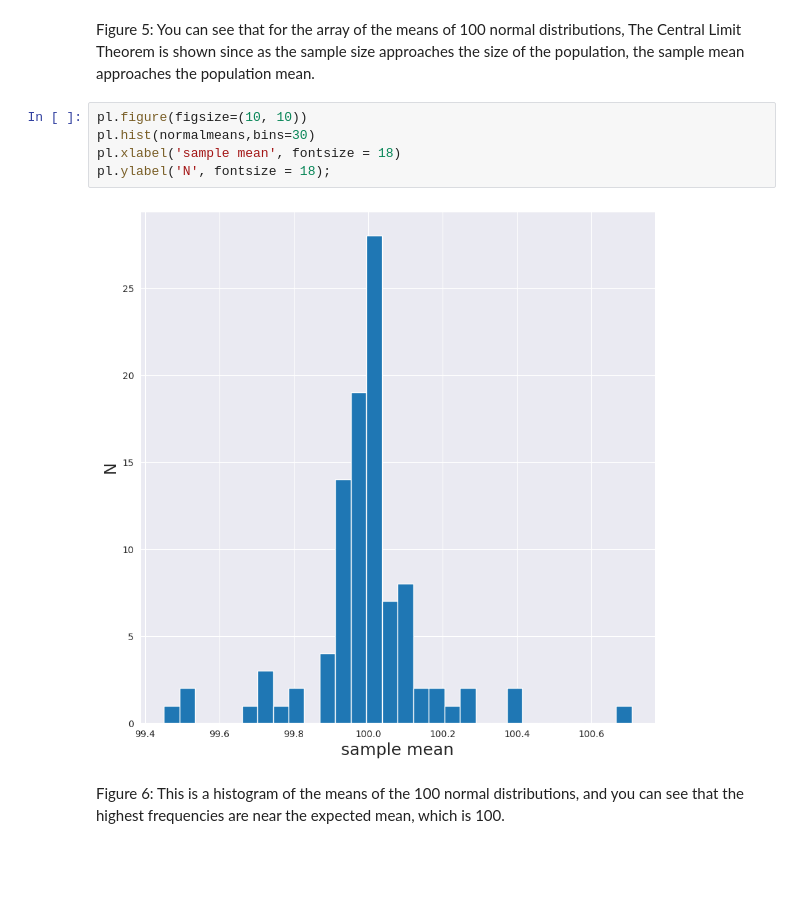
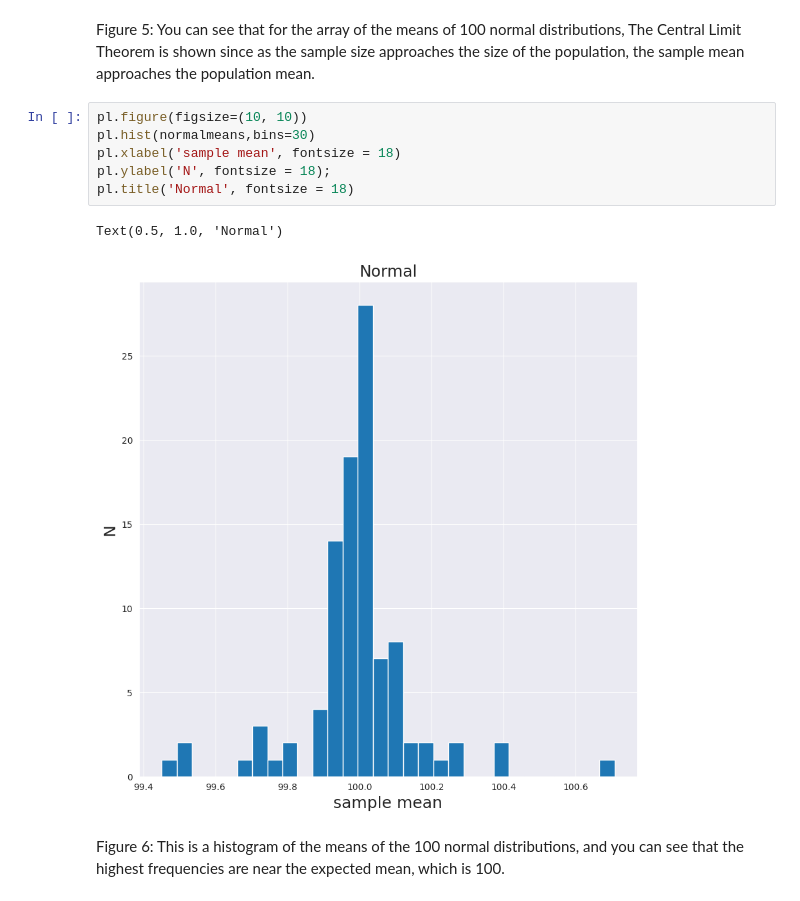
Before and after one commit to sarahdell/DSPS_SDellorco, a Jupyter notebook: hw2/Dellorco_CentralLimitTheorem.ipynb, the cells around one changed output. Cells and saved outputs as stored; diff of their text form; blank space fills up the shorter version.

```diff
--- a/hw2/Dellorco_CentralLimitTheorem.ipynb
+++ b/hw2/Dellorco_CentralLimitTheorem.ipynb
@@ -227,10 +227,12 @@ Figure 5: You can see that for the array of the means of 100 normal distribution
 # %%
 pl.figure(figsize=(10, 10))
 pl.hist(normalmeans,bins=30)
 pl.xlabel('sample mean', fontsize = 18)
 pl.ylabel('N', fontsize = 18);
+pl.title('Normal', fontsize = 18)
 # %% [output]
+Text(0.5, 1.0, 'Normal')
-[figure, old version]
+[figure, new version]
 # %% [markdown]
 Figure 6: This is a histogram of the means of the 100 normal distributions, and you can see that the highest frequencies are near the expected mean, which is 100.
 # %% [markdown]
```
Also changed, not shown: parts of 3 cells of this notebook.
